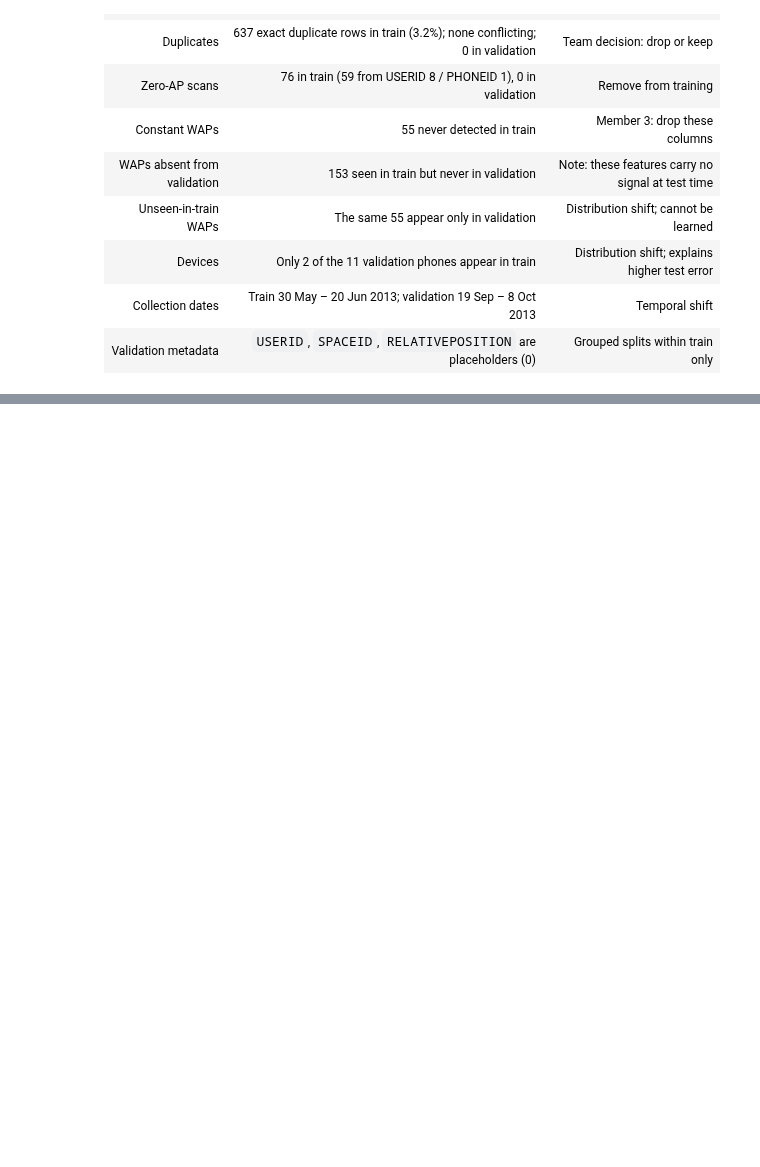
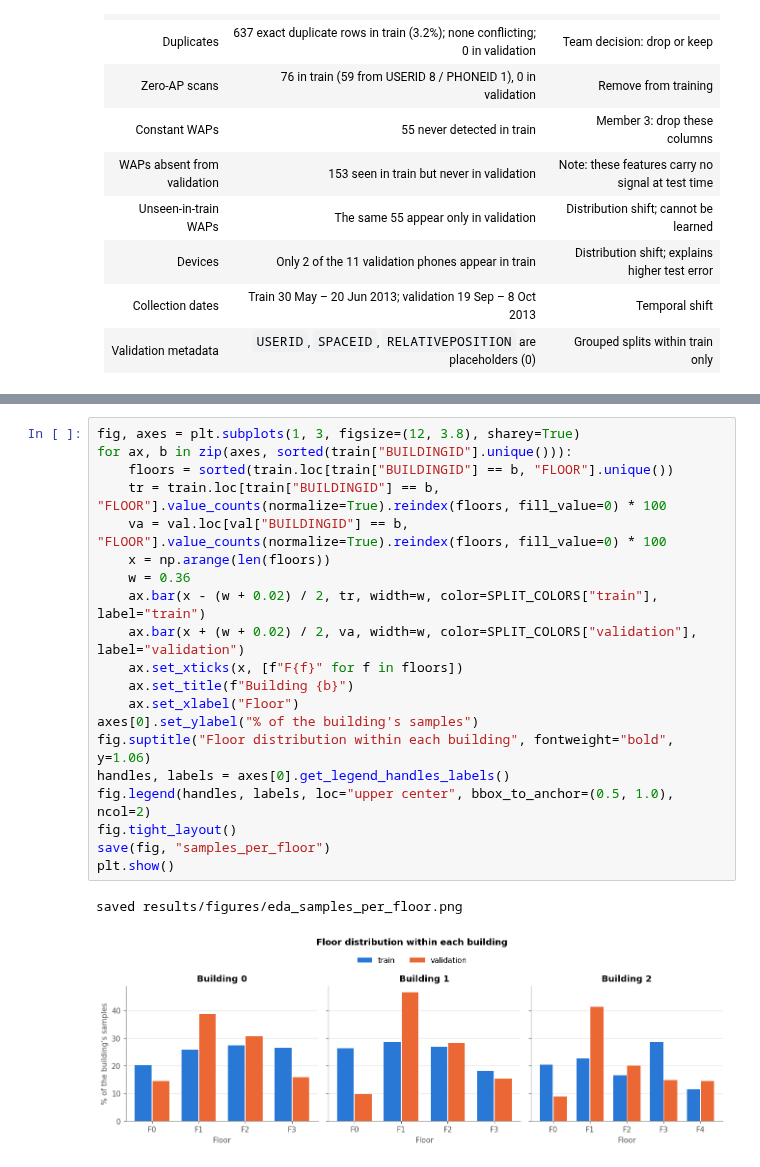
Before and after one commit to Hashicy/indoor-wifi-positioning, a Jupyter notebook: notebooks/01_dataset_eda.ipynb, the cells around one changed output, grey strips where cells are left out. Saved outputs shown, nothing was run; the diff lists cells and outputs as text; blank space fills up the shorter version.

```diff
--- a/notebooks/01_dataset_eda.ipynb
+++ b/notebooks/01_dataset_eda.ipynb
@@ -352,0 +461,23 @@ cross-validation errors within the training file. That is expected and is not a
+# %%
+fig, axes = plt.subplots(1, 3, figsize=(12, 3.8), sharey=True)
+for ax, b in zip(axes, sorted(train["BUILDINGID"].unique())):
+    floors = sorted(train.loc[train["BUILDINGID"] == b, "FLOOR"].unique())
+    tr = train.loc[train["BUILDINGID"] == b, "FLOOR"].value_counts(normalize=True).reindex(floors, fill_value=0) * 100
+    va = val.loc[val["BUILDINGID"] == b, "FLOOR"].value_counts(normalize=True).reindex(floors, fill_value=0) * 100
+    x = np.arange(len(floors))
+    w = 0.36
+    ax.bar(x - (w + 0.02) / 2, tr, width=w, color=SPLIT_COLORS["train"], label="train")
+    ax.bar(x + (w + 0.02) / 2, va, width=w, color=SPLIT_COLORS["validation"], label="validation")
+    ax.set_xticks(x, [f"F{f}" for f in floors])
+    ax.set_title(f"Building {b}")
+    ax.set_xlabel("Floor")
+axes[0].set_ylabel("% of the building's samples")
+fig.suptitle("Floor distribution within each building", fontweight="bold", y=1.06)
+handles, labels = axes[0].get_legend_handles_labels()
+fig.legend(handles, labels, loc="upper center", bbox_to_anchor=(0.5, 1.0), ncol=2)
+fig.tight_layout()
+save(fig, "samples_per_floor")
+plt.show()
+# %% [output]
+saved results/figures/eda_samples_per_floor.png
+[figure, added]
```
Also changed, not shown: parts of 15 cells of this notebook, 4 other files.
